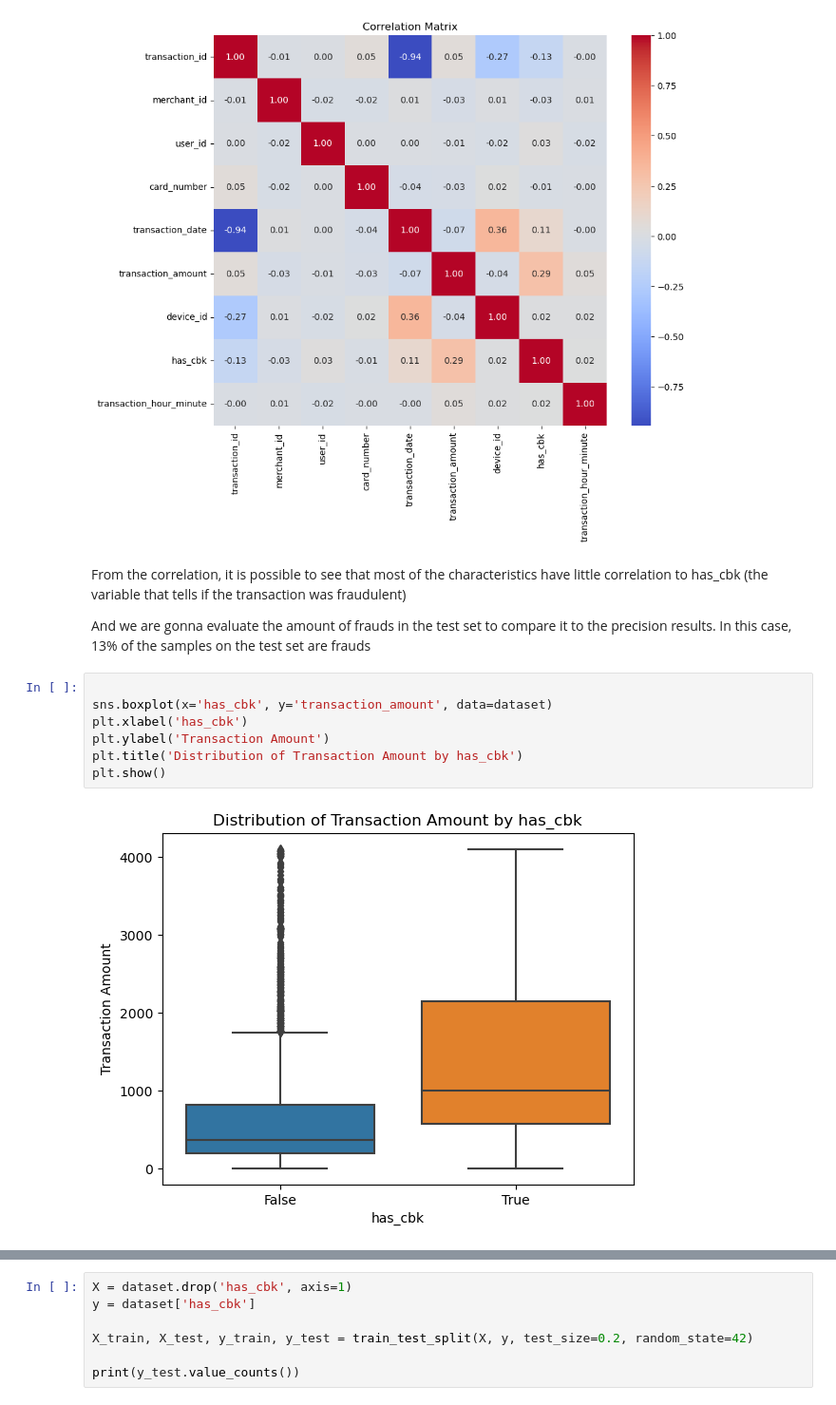
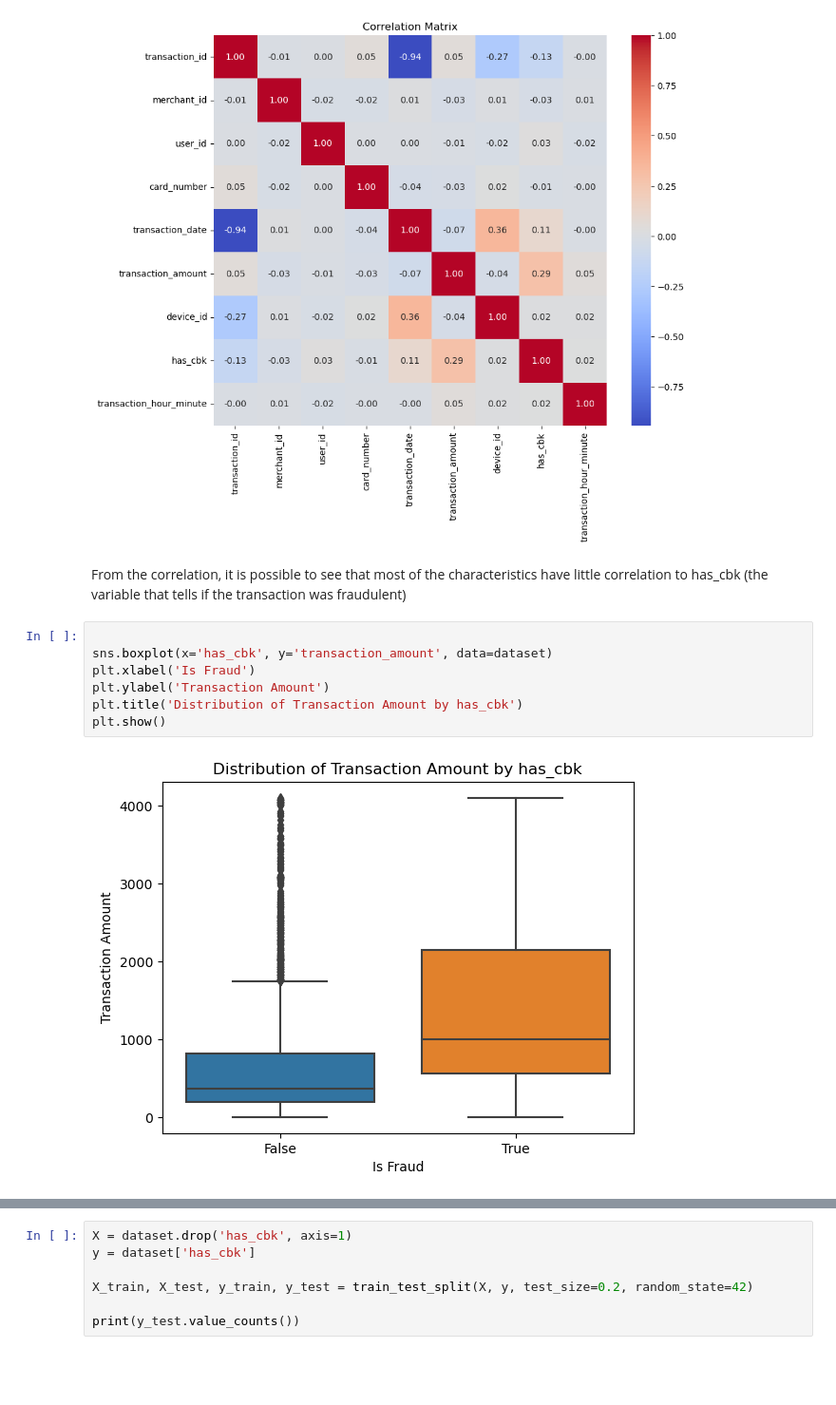
Before and after one commit to ViniSSBrandao/Chargeback-Detection, a Jupyter notebook: index.ipynb, the cells around one changed output, grey strips where cells are left out. Shown: that part at 95% size. Saved outputs shown, nothing was run; the diff lists cells and outputs as text; blank space fills up the shorter version.

```diff
--- a/index.ipynb
+++ b/index.ipynb
@@ -180,15 +191,13 @@ plt.show()
 [figure]
 # %% [markdown]
 From the correlation, it is possible to see that most of the characteristics have little correlation to has_cbk (the variable that tells if the transaction was fraudulent)
-
-And we are gonna evaluate the amount of frauds in the test set to compare it to the precision results. In this case, 13% of the samples on the test set are frauds
 # %%
 
 sns.boxplot(x='has_cbk', y='transaction_amount', data=dataset)
-plt.xlabel('has_cbk')
+plt.xlabel('Is Fraud')
 plt.ylabel('Transaction Amount')
 plt.title('Distribution of Transaction Amount by has_cbk')
 plt.show()
 # %% [output]
-[figure, old version]
+[figure, new version]
 # %% [markdown]
```
Also changed, not shown: parts of 11 cells of this notebook.
